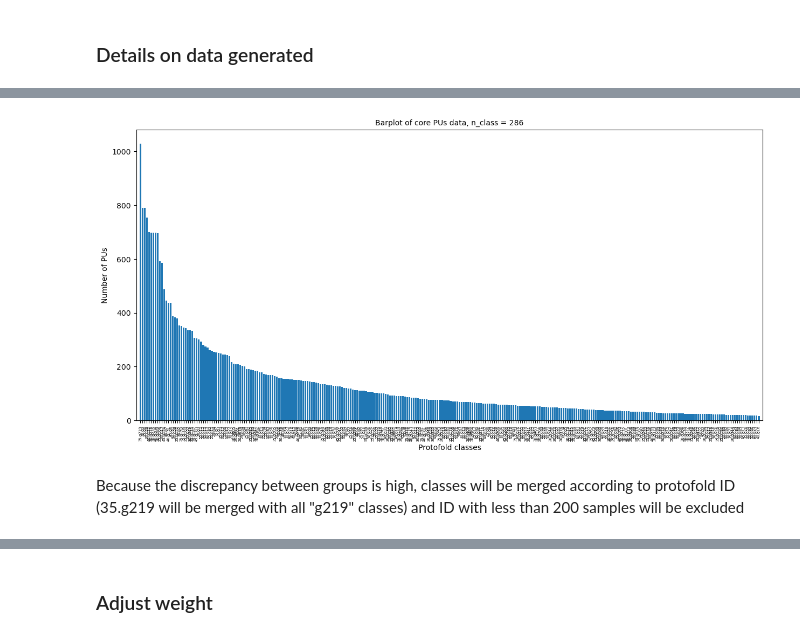
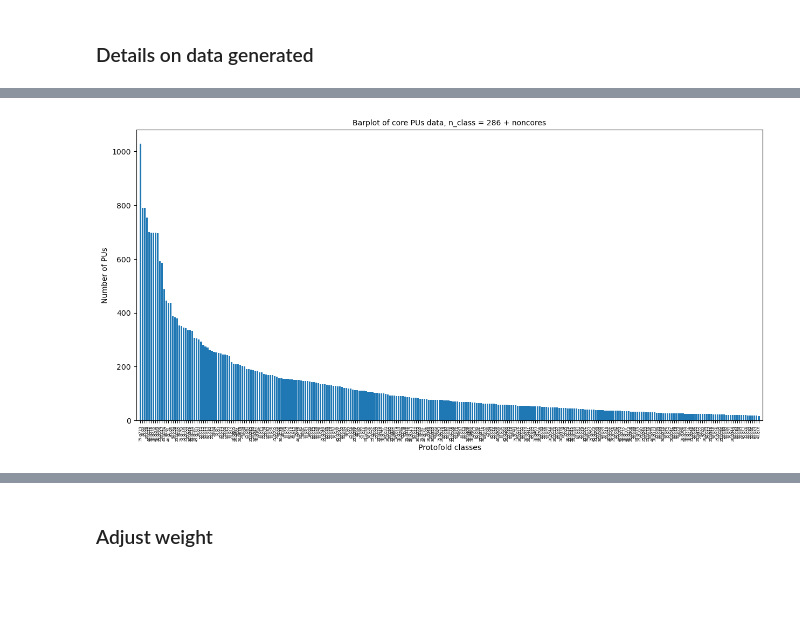
Before and after one commit to LYArn/pu, a Jupyter notebook: proj_long.ipynb, the cells around one changed output, grey strips where cells are left out. Saved outputs shown, nothing was run; the diff lists cells and outputs as text; code cells hidden in the pictures; blank space fills up the shorter version.

```diff
--- a/proj_long.ipynb
+++ b/proj_long.ipynb
@@ -285,7 +282,7 @@ print(len(extra))
 # %%
 with open('tmp.fasta', 'w+') as f:
     for element in tqdm(extra):
-        records = SeqIO.parse('./pdb_seqres.txt', 'fasta')
+        records = SeqIO.parse('database/pdb_seqres.txt', 'fasta')
         for record in records:
             if element in record.id:
                 f.write(f'>{record.id}n')
@@ -314,13 +308,0 @@ for filename in tqdm(nc_no_emb): #List of PU without embedding generated previou
-# %%
-import shutil
-path = '/home/arnaud/projet_long/dataset/core'
-core_list = os.listdir(path)
-coef = int((len(core_list)+1)*.3)
-for core in core_list:
-    data_list = [f"core/{core}/{data}" for data in os.listdir(os.path.join(path, core))]
-    random.shuffle(data_list)
-    path_target = f'/home/arnaud/projet_long/dataset/core_test/{core}/'
-    for element in data_list[:coef]:
-        if not os.path.exists(path_target):
-            os.makedirs(path_target)
-        shutil.copy(element, path_target)
@@ -353,14 +327,11 @@ Select 80% of data of each PU protofold for training and remaining 20% for test,
 # %%
 data_count = {}
 train_data, test_data, val_data = [], [], []
-path = '/home/arnaud/projet_long/dataset/test'
+path = 'dataset/'
 core_list = os.listdir(path)
 split_coeff = .8
 for core in core_list:
-    if core == "save":
-        pass
-    else:
-        data_list = [f"core/{core}/{data}" for data in os.listdir(os.path.join(path, core))]
-        random.shuffle(data_list)
-        split_data(split_coeff, data_list, train_data, test_data, val_data)
-        data_count[core] = len(data_list)
+    data_list = [f"dataset/{core}/{data}" for data in os.listdir(os.path.join(path, core))]
+    random.shuffle(data_list)
+    split_data(split_coeff, data_list, train_data, test_data, val_data)
+    data_count[core] = len(data_list)
@@ -367,10 +340,3 @@ for core in core_list:
-# %%
-nc_path = '/home/arnaud/projet_long/dataset/noncore'
-tmp_list = [f"noncore/{data}" for data in os.listdir(nc_path)]
-random.shuffle(tmp_list)
-nc_list = tmp_list[:20000] # Trop de données non cores, sélection aléatoire de 1500
-split_data(split_coeff, nc_list, train_data, test_data, val_data)
-data_count['noncore'] = len(nc_list)
 # %% [markdown]
 ### Details on data generated
 # %%
@@ -392,19 +358,17 @@ Train percentage = 63% of total PUs
 Test percentage = 20% of total PUs
 Val percentage = 16% of total PUs
 # %%
-pu = [key for key, value in sorted(data_count.items(), key=lambda x: x[1], reverse=True) if key != 'noncore']
+pu = [key for key, _ in sorted(data_count.items(), key=lambda x: x[1], reverse=True) if key != 'noncore']
 value = [value for key, value in sorted(data_count.items(), key=lambda x: x[1], reverse=True) if key != 'noncore']
 
 plt.figure(figsize=(15,7))
 plt.bar(range(len(data_count)-1), value, tick_label = pu)
 plt.margins(x=0.005)
 plt.yticks(size = 10)
 plt.xticks(size = 5, rotation = 90)
 plt.xlabel("Protofold classes", size = 10)
 plt.ylabel("Number of PUs", size = 10)
-plt.title(f"Barplot of core PUs data, n_class = {len(data_count.keys())-1}", size = 10)
+plt.title(f"Barplot of core PUs data, n_class = {len(data_count.keys())-1} + noncores", size = 10)
 plt.show()
 # %% [output]
-[figure, old version]
+[figure, new version]
-# %% [markdown]
-Because the discrepancy between groups is high, classes will be merged according to protofold ID (35.g219 will be merged with all "g219" classes) and ID with less than 200 samples will be excluded
```
Also changed, not shown: parts of 61 cells of this notebook, 1 other file.
